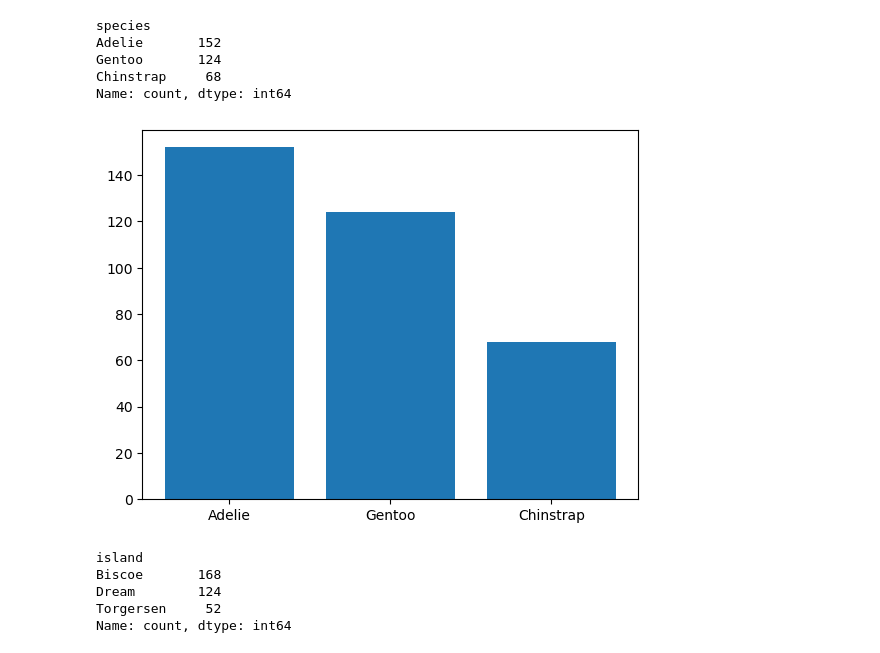
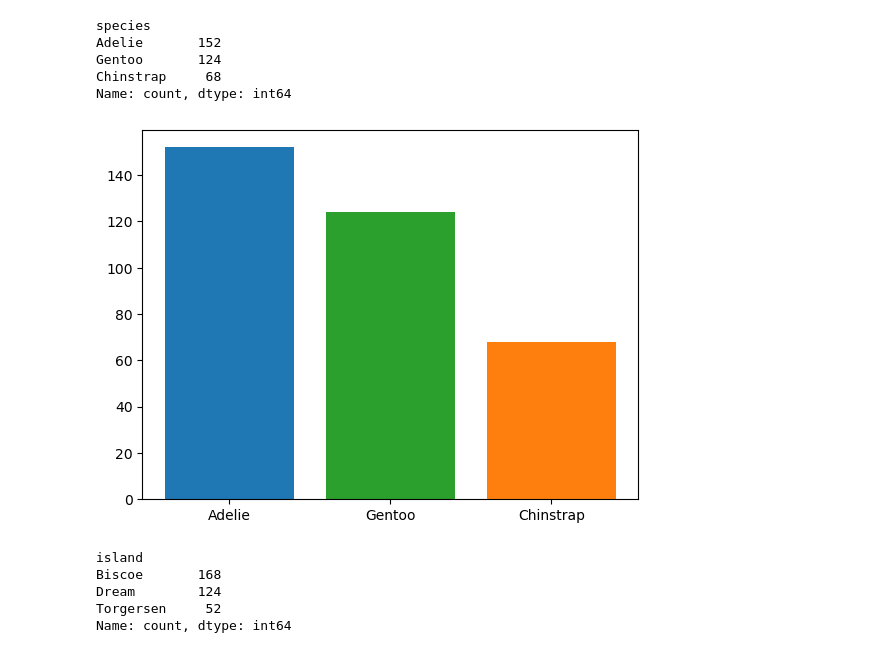
Before and after one commit to eoghanpw/pofda-mywork, a Jupyter notebook: penguins.ipynb, the cells around one changed output. Saved outputs shown, nothing was run; the diff lists cells and outputs as text; code cells hidden in the pictures.

```diff
--- a/penguins.ipynb
+++ b/penguins.ipynb
@@ -59,13 +98,15 @@ Name: count, dtype: int64
 # %%
 # Bar chart of the count of penguins in each species.
 species = penguins['species'].value_counts()
 
+colours = ['tab:blue', 'tab:green', 'tab:orange']
+
 fig, ax = plt.subplots()
-ax.bar(species.index, species)
+ax.bar(species.index, species, color=colours)
 
 plt.show()
 # %% [output]
-[figure, old version]
+[figure, new version]
 # %%
 # Count the number of penguins in each island.
 penguins['island'].value_counts()
```
Also changed, not shown: parts of 17 cells of this notebook.
